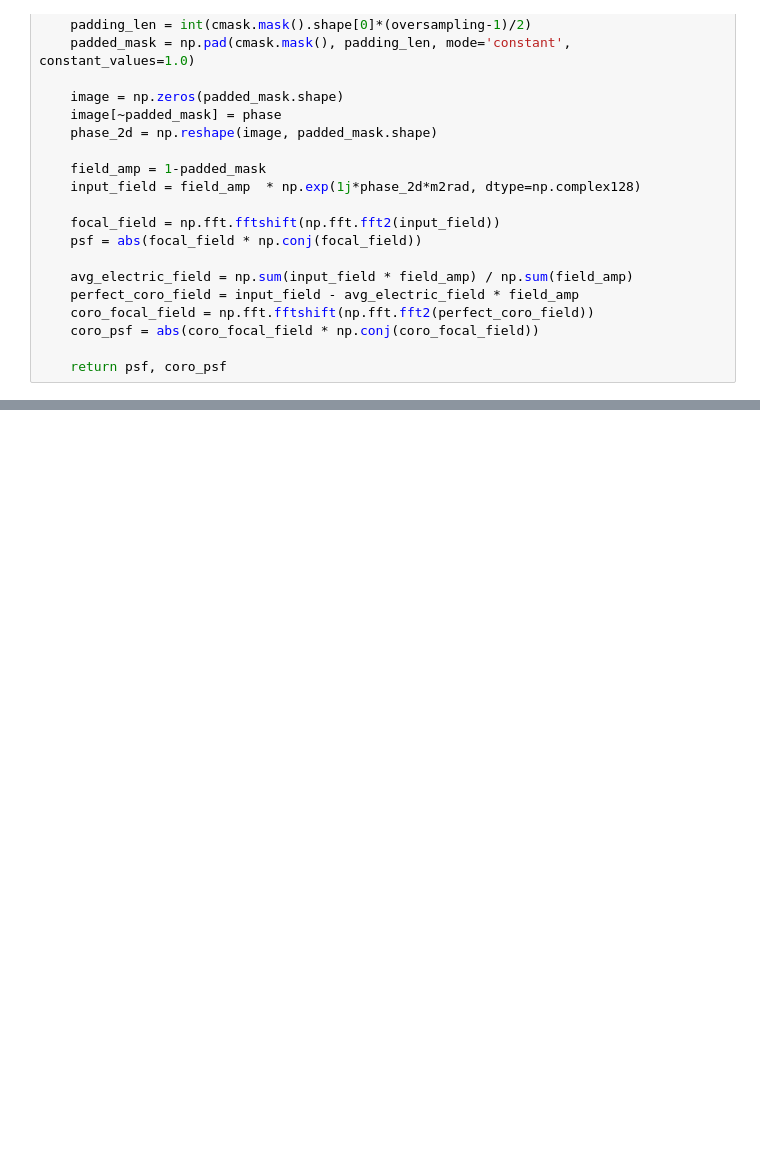
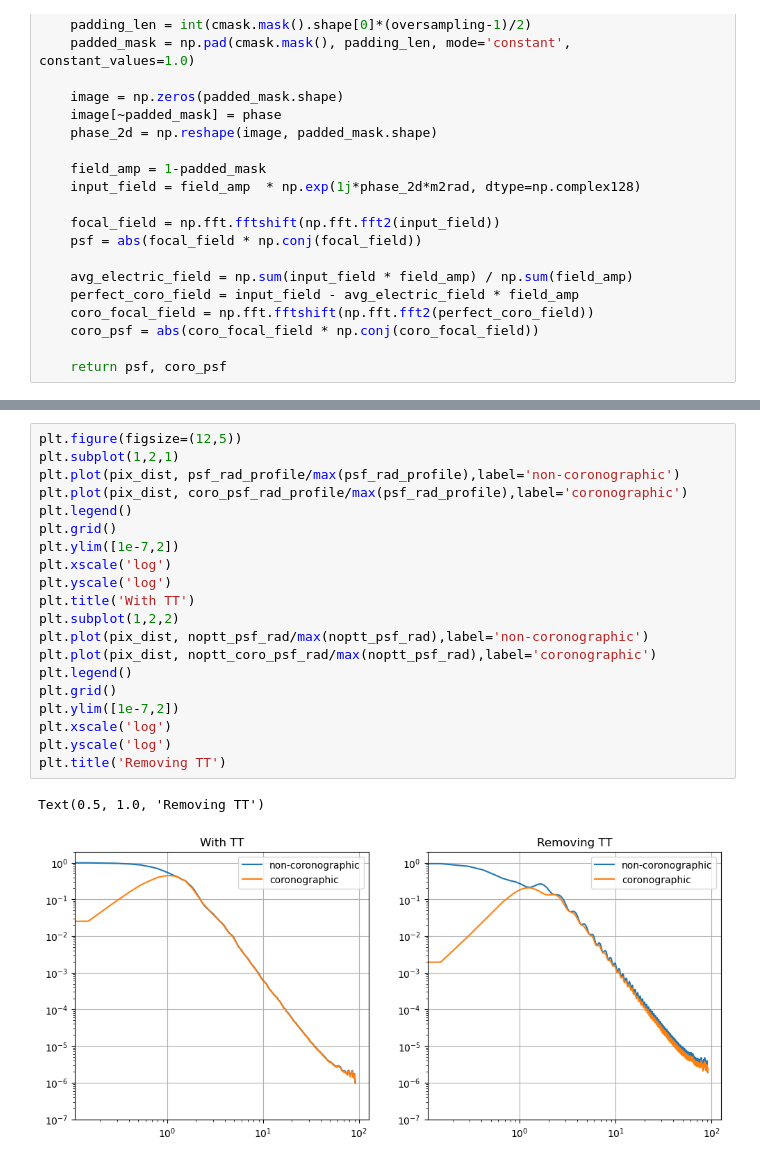
Before and after one commit to ArcetriAdaptiveOptics/arte, a Jupyter notebook: notebook/scratch_atmo_psds.ipynb, the cells around one changed output, grey strips where cells are left out. Drawn from its saved outputs; the diff is of its cells as text; blank space fills up the shorter version.

```diff
--- a/notebook/scratch_atmo_psds.ipynb
+++ b/notebook/scratch_atmo_psds.ipynb
@@ -210,0 +273,23 @@ plt.yscale('log')
+# %%
+plt.figure(figsize=(12,5))
+plt.subplot(1,2,1)
+plt.plot(pix_dist, psf_rad_profile/max(psf_rad_profile),label='non-coronographic')
+plt.plot(pix_dist, coro_psf_rad_profile/max(psf_rad_profile),label='coronographic')
+plt.legend()
+plt.grid()
+plt.ylim([1e-7,2])
+plt.xscale('log')
+plt.yscale('log')
+plt.title('With TT')
+plt.subplot(1,2,2)
+plt.plot(pix_dist, noptt_psf_rad/max(noptt_psf_rad),label='non-coronographic')
+plt.plot(pix_dist, noptt_coro_psf_rad/max(noptt_psf_rad),label='coronographic')
+plt.legend()
+plt.grid()
+plt.ylim([1e-7,2])
+plt.xscale('log')
+plt.yscale('log')
+plt.title('Removing TT')
+# %% [output]
+Text(0.5, 1.0, 'Removing TT')
+[figure, added]
```
Also changed, not shown: parts of 11 cells of this notebook.
